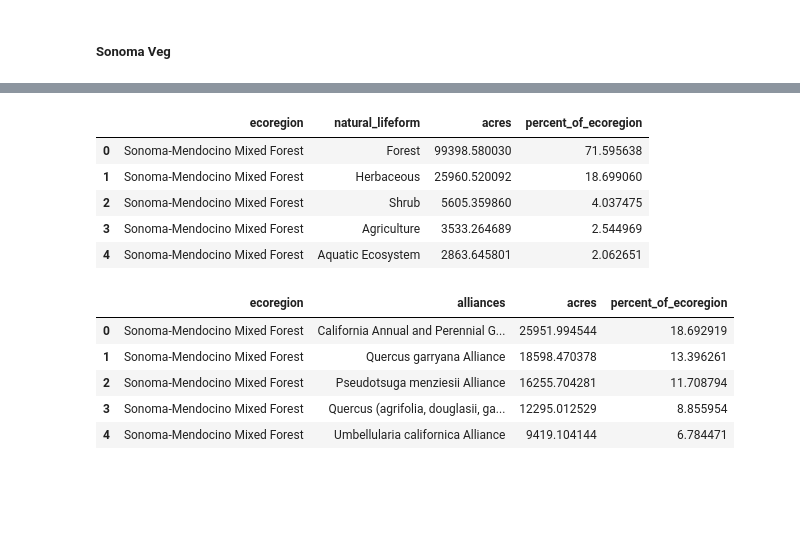
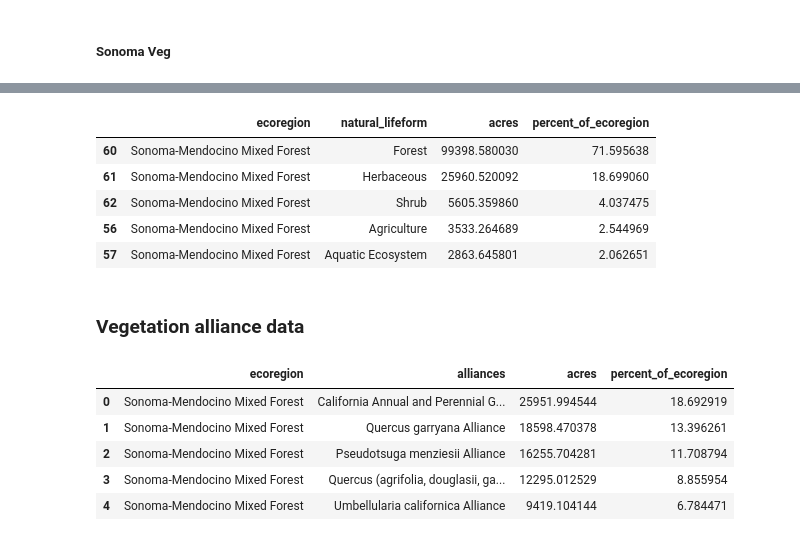
Before and after one commit to acmarley-erg/soco_resilience, a Jupyter notebook: py/zone_stats.ipynb, the cells around one changed output, grey strips where cells are left out. Drawn from its saved outputs; the diff is of its cells as text; code cells hidden in the pictures; blank space fills up the shorter version.

Commit message:
saved file with all sonoma veg stats

```diff
--- a/py/zone_stats.ipynb
+++ b/py/zone_stats.ipynb
@@ -267,22 +220,21 @@ zones_veg_nat.head()
 # %%
 # get top 5 group types
 zones_veg_nat_top = zones_veg_nat.sort_values(by="natural_lifeform", ascending=False).groupby(["l4_simple"]).head(5).sort_values(by = ["l4_simple",  "natural_lifeform"], ascending = False)
 
 # get percentage each group type is
-zones_veg_nat_top = zones_veg_nat_top.merge(ecoregion_area, how='left', on = 'l4_simple')
 zones_veg_nat_top['percent_of_ecoregion'] = zones_veg_nat_top['natural_lifeform'] / zones_veg_nat_top['ecoregion_acres'] * 100
 
 # Clean up for export
 zones_veg_nat_top = zones_veg_nat_top.rename(columns = {'natural_lifeform': 'acres', 'l4_simple': 'ecoregion', 'natural_si': 'natural_lifeform'})
 zones_veg_nat_top = zones_veg_nat_top[['ecoregion', 'natural_lifeform', 'acres', 'percent_of_ecoregion']]
 zones_veg_nat_top.head()
 # %% [output]
 |  | ecoregion | natural_lifeform | acres | percent_of_ecoregion |
-| 0 | Sonoma-Mendocino Mixed Forest | Forest | 99398.580030 | 71.595638 |
-| 1 | Sonoma-Mendocino Mixed Forest | Herbaceous | 25960.520092 | 18.699060 |
-| 2 | Sonoma-Mendocino Mixed Forest | Shrub | 5605.359860 | 4.037475 |
-| 3 | Sonoma-Mendocino Mixed Forest | Agriculture | 3533.264689 | 2.544969 |
-| 4 | Sonoma-Mendocino Mixed Forest | Aquatic Ecosystem | 2863.645801 | 2.062651 |
+| 60 | Sonoma-Mendocino Mixed Forest | Forest | 99398.580030 | 71.595638 |
+| 61 | Sonoma-Mendocino Mixed Forest | Herbaceous | 25960.520092 | 18.699060 |
+| 62 | Sonoma-Mendocino Mixed Forest | Shrub | 5605.359860 | 4.037475 |
+| 56 | Sonoma-Mendocino Mixed Forest | Agriculture | 3533.264689 | 2.544969 |
+| 57 | Sonoma-Mendocino Mixed Forest | Aquatic Ecosystem | 2863.645801 | 2.062651 |
 # %%
 # save file
 zones_veg_nat_top.to_csv(clean_data + "simple_veg_stats.csv")
@@ -289,3 +251,5 @@ zones_veg_nat_top.to_csv(clean_data + "simple_veg_stats.csv")
+# %% [markdown]
+### Vegetation alliance data
 # %%
 # do the same with vegetation alliance data
 zones_veg_all = util.zone_intersect(veg_alliance, ecoregions_simp, 'acres')
```
Also changed, not shown: parts of 8 cells of this notebook.
